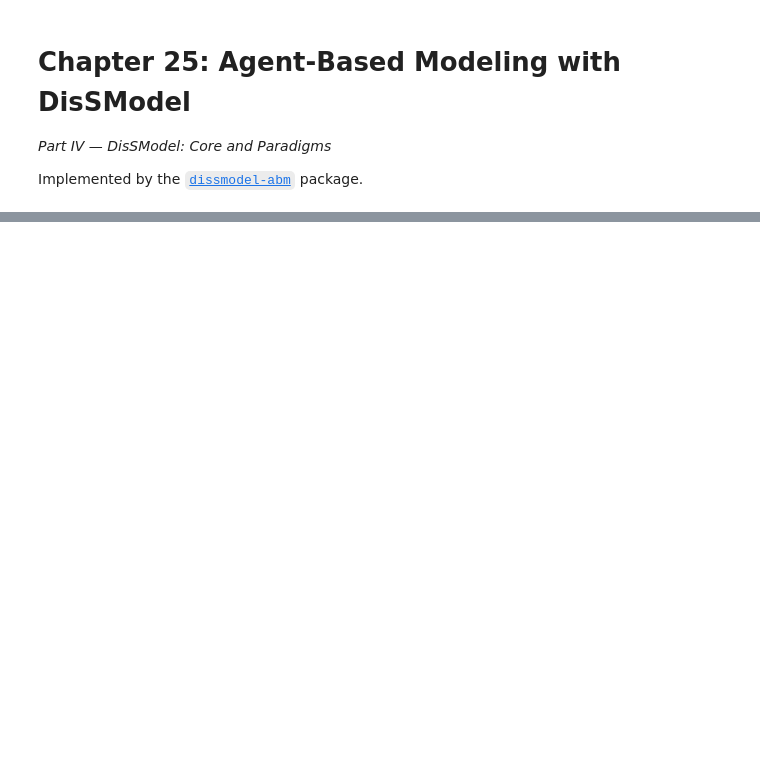
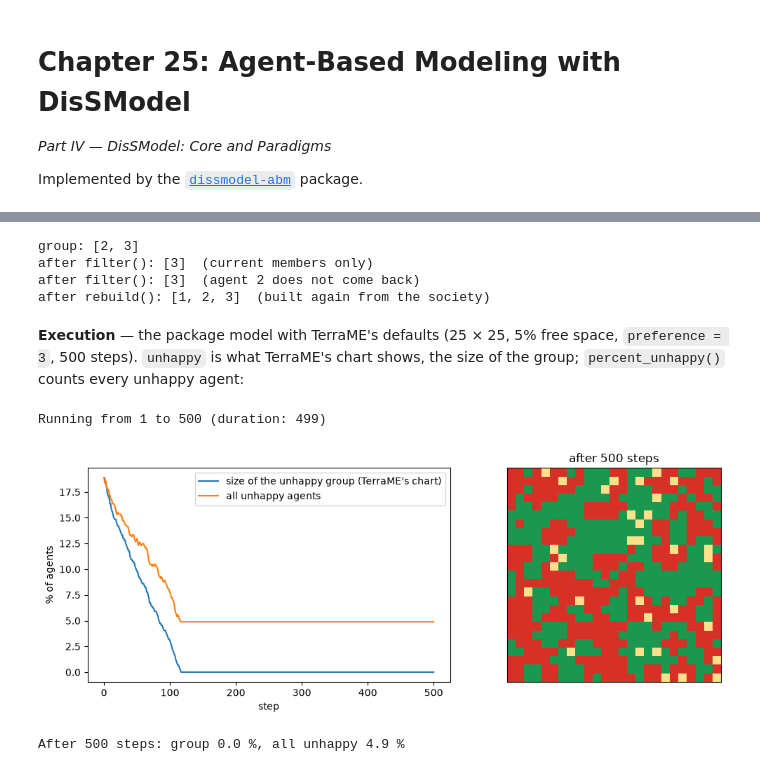
Before and after one commit to LambdaGeo/geospatial-modeling-python, a Jupyter notebook: docs/part4/ch25_abm.ipynb, the cells around one changed output, grey strips where cells are left out. Cells and saved outputs as stored; diff of their text form; code cells hidden in the pictures; blank space fills up the shorter version.

```diff
--- a/docs/part4/ch25_abm.ipynb
+++ b/docs/part4/ch25_abm.ipynb
@@ -392,9 +6,0 @@ class SchellingModel(AgentModel):
-# %%
-from dissmodel.geo.vector import vector_grid
-from dissmodel_abm.models import SchellingModel
-
-schelling_gdf = vector_grid(dimension=(25, 25), resolution=1)
-env = Environment(start_time=0, end_time=30)
-schelling = SchellingModel(gdf=schelling_gdf, free_space=0.25, preference=3, seed=0)
-env.run()
-print("Fraction satisfied:", schelling.fraction_satisfied())
@@ -534,0 +300,66 @@ Stated directly in the package's own roadmap, not implied by omission: **raster
+# %%
+from dissmodel_abm import Group
+
+
+class Person(Agent):
+    happy = True
+
+
+society = Society(Person, quantity=4, rng=np.random.default_rng(0))
+society[2].happy = society[3].happy = False
+unhappy = Group(society, select=lambda a: not a.happy)
+print("group:", [a.id for a in unhappy])
+
+society[2].happy = True        # agent 2 becomes happy...
+society[1].happy = False       # ...and agent 1, outside the group, unhappy
+unhappy.filter()
+print("after filter():", [a.id for a in unhappy], " (current members only)")
+
+society[2].happy = False       # agent 2 is unhappy again
+unhappy.filter()
+print("after filter():", [a.id for a in unhappy], " (agent 2 does not come back)")
+
+unhappy.rebuild()
+print("after rebuild():", [a.id for a in unhappy], " (built again from the society)")
+# %% [output]
+group: [2, 3]
+after filter(): [3]  (current members only)
+after filter(): [3]  (agent 2 does not come back)
+after rebuild(): [1, 2, 3]  (built again from the society)
+# %% [markdown]
+**Execution** — the package model with TerraME's defaults (25 × 25, 5% free space, `preference = 3`, 500 steps). `unhappy` is what TerraME's chart shows, the size of the group; `percent_unhappy()` counts every unhappy agent:
+# %%
+from dissmodel_abm.models import Schelling
+from dissmodel_abm.models import schelling as sch
+
+
+class RecordedSchelling(Schelling):
+    def setup(self, **params):
+        super().setup(**params)
+        self.history = [(self.unhappy, self.percent_unhappy())]
+
+    def execute(self):
+        super().execute()
+        self.history.append((self.unhappy, self.percent_unhappy()))
+
+
+env = Environment(start_time=1, end_time=500)
+seg = RecordedSchelling(seed=3)
+env.run()
+
+group, all_unhappy = np.array(seg.history).T
+fig, (ax1, ax2) = plt.subplots(1, 2, figsize=(11, 4))
+ax1.plot(group, label="size of the unhappy group (TerraME's chart)")
+ax1.plot(all_unhappy, label="all unhappy agents")
+ax1.set_xlabel("step"); ax1.set_ylabel("% of agents"); ax1.legend()
+colors = [sch.COLORS[k] for k in (sch.FREE, sch.BRAZIL, sch.GERMANY)]
+ax2.imshow(seg.cs.backend.arrays["state"], cmap=plt.matplotlib.colors.ListedColormap(colors),
+           vmin=0, vmax=2, interpolation="nearest")
+ax2.set_title("after 500 steps"); ax2.set_xticks([]); ax2.set_yticks([])
+plt.tight_layout()
+plt.show()
+print(f"After 500 steps: group {seg.unhappy:.1f} %, all unhappy {seg.percent_unhappy():.1f} %")
+# %% [output]
+Running from 1 to 500 (duration: 499)
+[figure, added]
+After 500 steps: group 0.0 %, all unhappy 4.9 %
```
Also changed, not shown: parts of 46 cells of this notebook.
